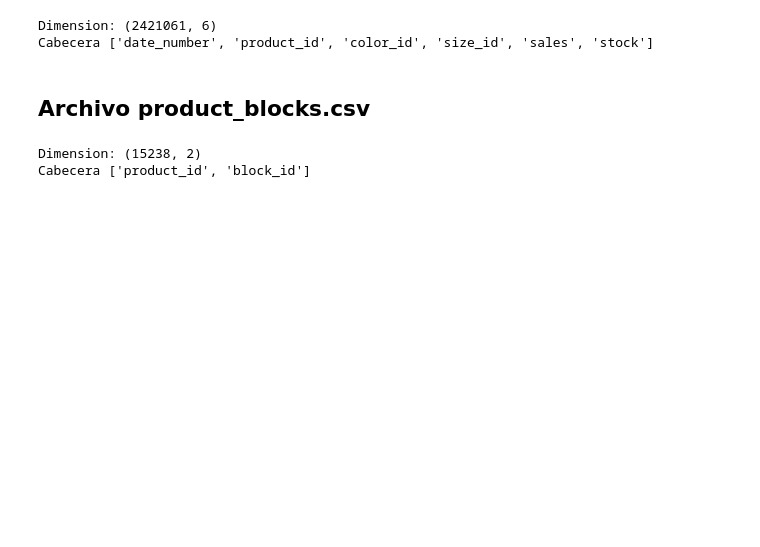
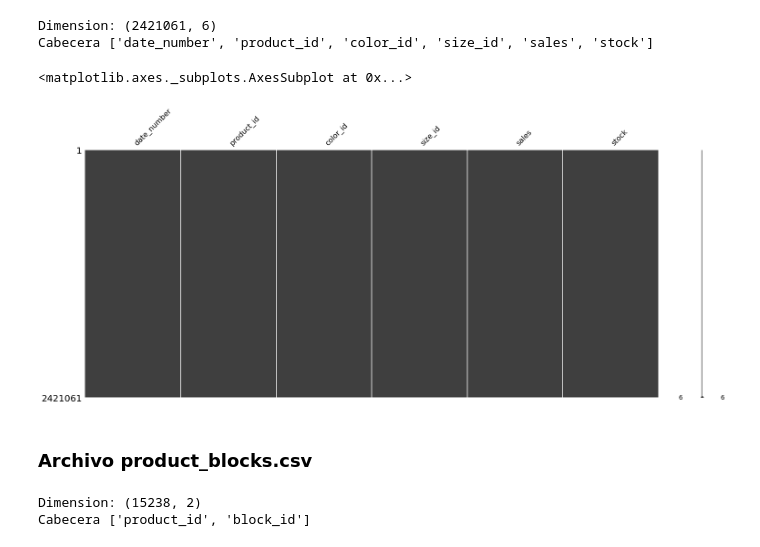
Before and after one commit to rodgomrod/Zara_Competition, a Jupyter notebook: Notebooks/1_EDA.ipynb, the cells around one changed output. Cells and saved outputs as stored; diff of their text form; code cells hidden in the pictures; blank space fills up the shorter version.

```diff
--- a/Notebooks/1_EDA.ipynb
+++ b/Notebooks/1_EDA.ipynb
@@ -30,11 +38,14 @@ Dimension: (2421061, 6)
 Cabecera ['date_number', 'product_id', 'color_id', 'size_id', 'sales', 'stock']
 # %%
 # Comprobamos si hay nulos en el dataset
-# msn.matrix(products_stock_ventas)
+msn.matrix(products_stock_ventas)
+# %% [output]
+<matplotlib.axes._subplots.AxesSubplot at 0x...>
+[figure, added]
 # %%
 # products_stock_ventas.head()
 # %% [markdown]
-## Archivo product_blocks.csv
+### Archivo product_blocks.csv
 # %%
 products_blocks = pd.read_csv("../data/product_blocks.csv")
 
```
Also changed, not shown: parts of 51 cells of this notebook.
